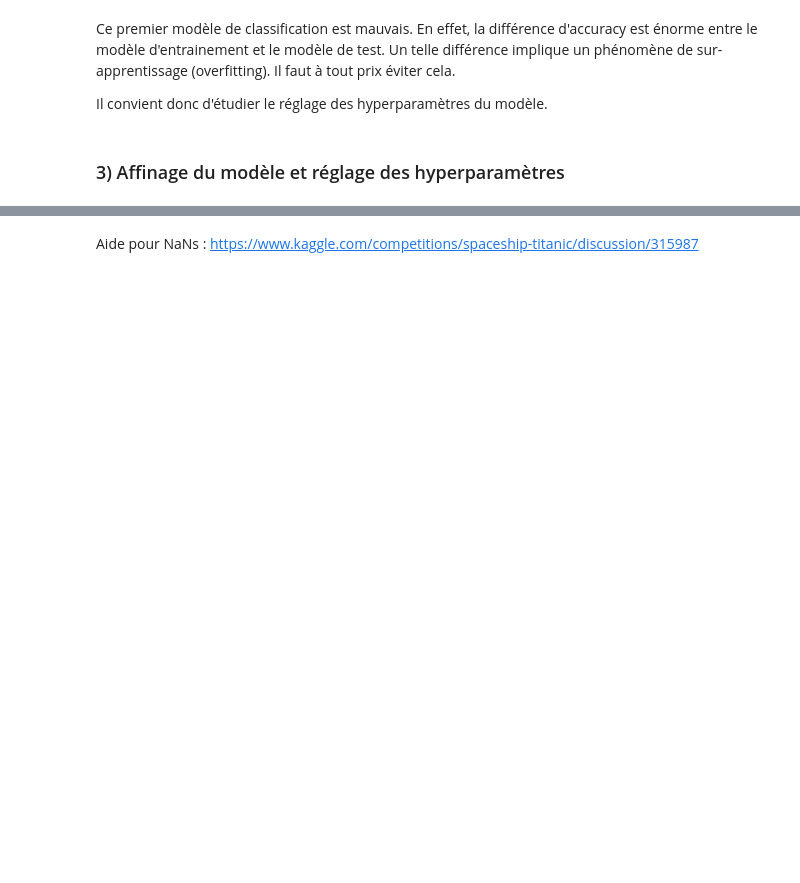
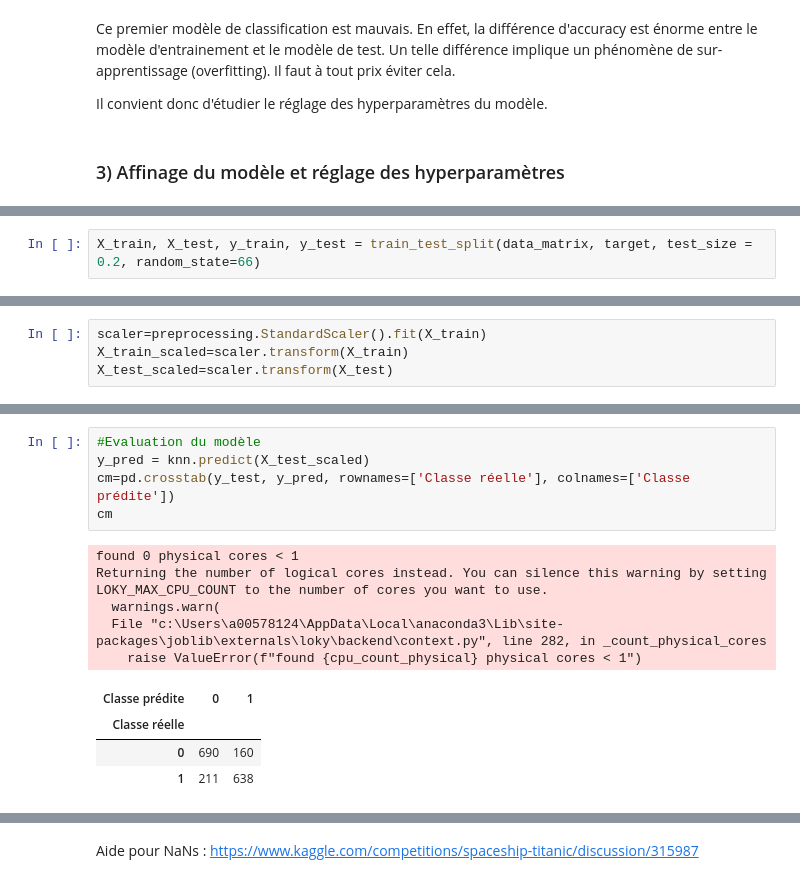
Before and after one commit to G-RELIQUET/Spaceship-Titanic, a Jupyter notebook: Etude.ipynb, the cells around one changed output, grey strips where cells are left out. Drawn from its saved outputs; the diff is of its cells as text; blank space fills up the shorter version.

```diff
--- a/Etude.ipynb
+++ b/Etude.ipynb
@@ -481,0 +771,2 @@ plt.show();
+# %%
+X_train, X_test, y_train, y_test = train_test_split(data_matrix, target, test_size = 0.2, random_state=66)
@@ -481,0 +775,4 @@ plt.show();
+# %%
+scaler=preprocessing.StandardScaler().fit(X_train)
+X_train_scaled=scaler.transform(X_train)
+X_test_scaled=scaler.transform(X_test)
@@ -481,0 +788,15 @@ plt.show();
+# %%
+#Evaluation du modèle
+y_pred = knn.predict(X_test_scaled)
+cm=pd.crosstab(y_test, y_pred, rownames=['Classe réelle'], colnames=['Classe prédite'])
+cm
+# %% [output]
+found 0 physical cores < 1
+Returning the number of logical cores instead. You can silence this warning by setting LOKY_MAX_CPU_COUNT to the number of cores you want to use.
+  warnings.warn(
+  File "c:\Users\a00578124\AppData\Local\anaconda3\Lib\site-packages\joblib\externals\loky\backend\context.py", line 282, in _count_physical_cores
+    raise ValueError(f"found {cpu_count_physical} physical cores < 1")
+| Classe prédite | 0 | 1 |
+| Classe réelle |  |  |
+| 0 | 690 | 160 |
+| 1 | 211 | 638 |
```
Also changed, not shown: parts of 79 cells of this notebook.
